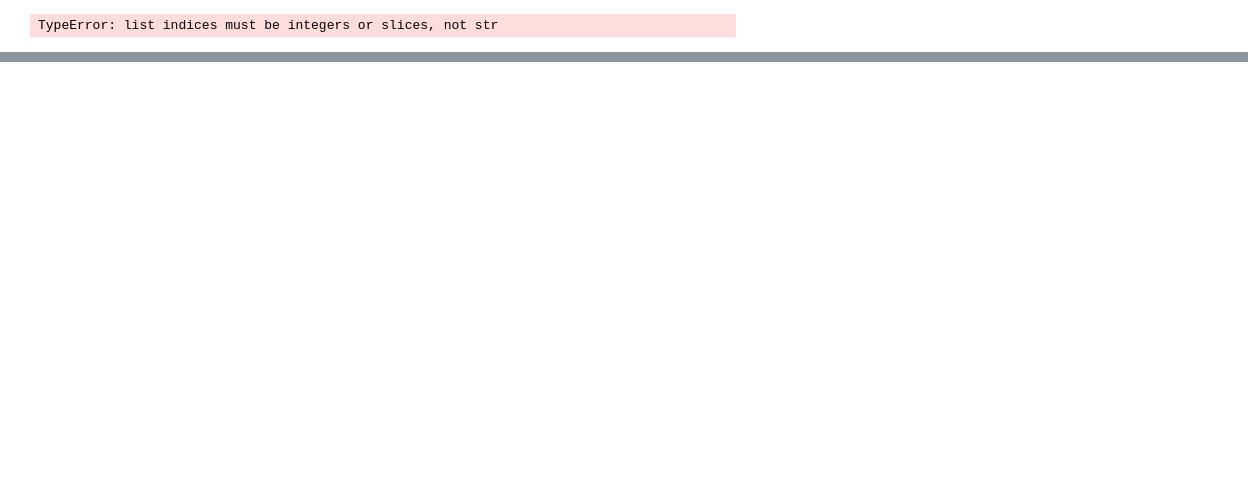
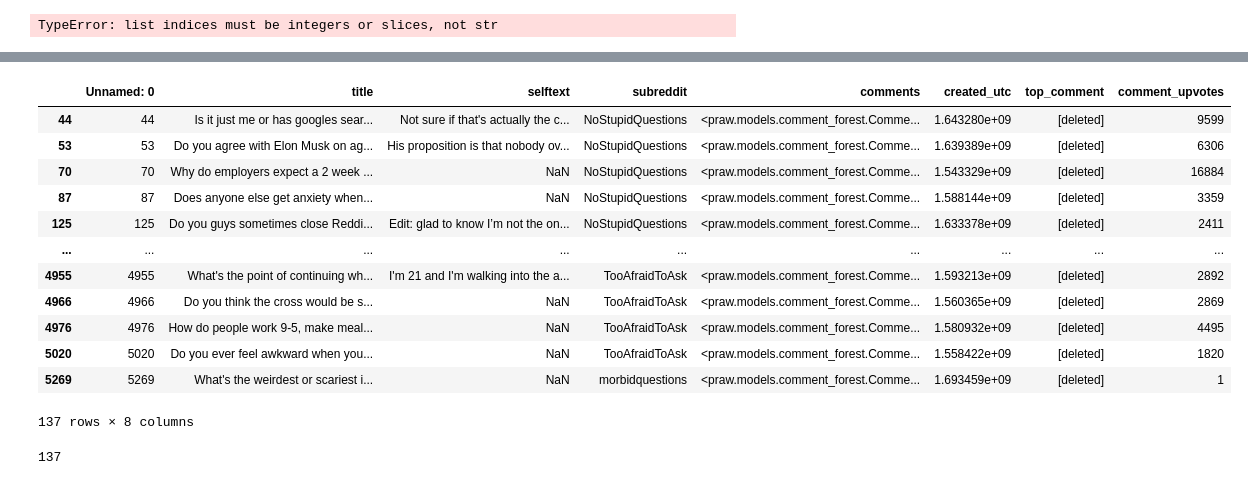
Before and after one commit to tkhong95/APIs_NLP, a Jupyter notebook: example.ipynb, the cells around one changed output, grey strips where cells are left out. Drawn from its saved outputs; the diff is of its cells as text; code cells hidden in the pictures; blank space fills up the shorter version.

```diff
--- a/example.ipynb
+++ b/example.ipynb
@@ -483,0 +471,16 @@ TypeError: string indices must be integers, not 'str'
+# %%
+fs.loc[fs['top_comment']=='[deleted]']
+# %% [output]
+|  | Unnamed: 0 | title | selftext | subreddit | comments | created_utc | top_comment | comment_upvotes |
+| 44 | 44 | Is it just me or has googles sear... | Not sure if that's actually the c... | NoStupidQuestions | <praw.models.comment_forest.Comme... | 1.643280e+09 | [deleted] | 9599 |
+| 53 | 53 | Do you agree with Elon Musk on ag... | His proposition is that nobody ov... | NoStupidQuestions | <praw.models.comment_forest.Comme... | 1.639389e+09 | [deleted] | 6306 |
+| 70 | 70 | Why do employers expect a 2 week ... | NaN | NoStupidQuestions | <praw.models.comment_forest.Comme... | 1.543329e+09 | [deleted] | 16884 |
+| 87 | 87 | Does anyone else get anxiety when... | NaN | NoStupidQuestions | <praw.models.comment_forest.Comme... | 1.588144e+09 | [deleted] | 3359 |
+| 125 | 125 | Do you guys sometimes close Reddi... | Edit: glad to know I’m not the on... | NoStupidQuestions | <praw.models.comment_forest.Comme... | 1.633378e+09 | [deleted] | 2411 |
+| ... | ... | ... | ... | ... | ... | ... | ... | ... |
+| 4955 | 4955 | What's the point of continuing wh... | I'm 21 and I'm walking into the a... | TooAfraidToAsk | <praw.models.comment_forest.Comme... | 1.593213e+09 | [deleted] | 2892 |
+| 4966 | 4966 | Do you think the cross would be s... | NaN | TooAfraidToAsk | <praw.models.comment_forest.Comme... | 1.560365e+09 | [deleted] | 2869 |
+| 4976 | 4976 | How do people work 9-5, make meal... | NaN | TooAfraidToAsk | <praw.models.comment_forest.Comme... | 1.580932e+09 | [deleted] | 4495 |
+| 5020 | 5020 | Do you ever feel awkward when you... | NaN | TooAfraidToAsk | <praw.models.comment_forest.Comme... | 1.558422e+09 | [deleted] | 1820 |
+| 5269 | 5269 | What's the weirdest or scariest i... | NaN | morbidquestions | <praw.models.comment_forest.Comme... | 1.693459e+09 | [deleted] | 1 |
+137 rows × 8 columns
@@ -483,0 +491,4 @@ TypeError: string indices must be integers, not 'str'
+# %%
+fs['top_comment'].isnull().sum()
+# %% [output]
+137
```
Also changed, not shown: parts of 103 cells of this notebook.
